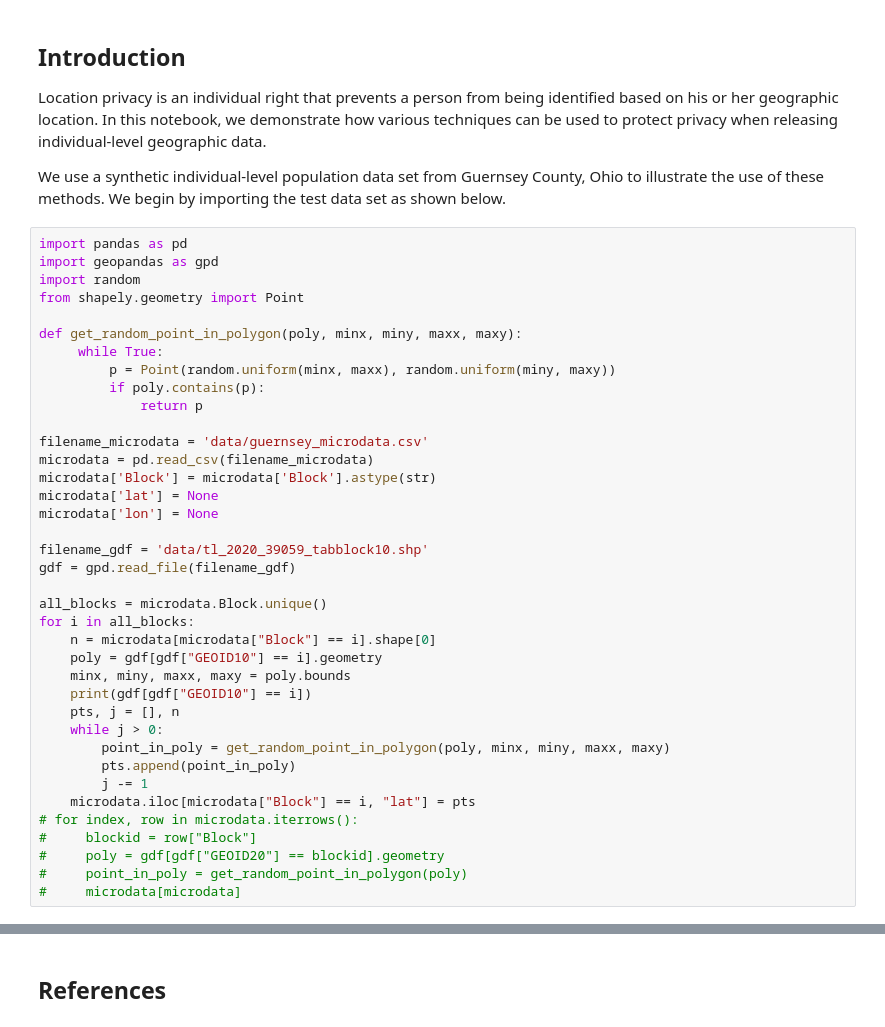
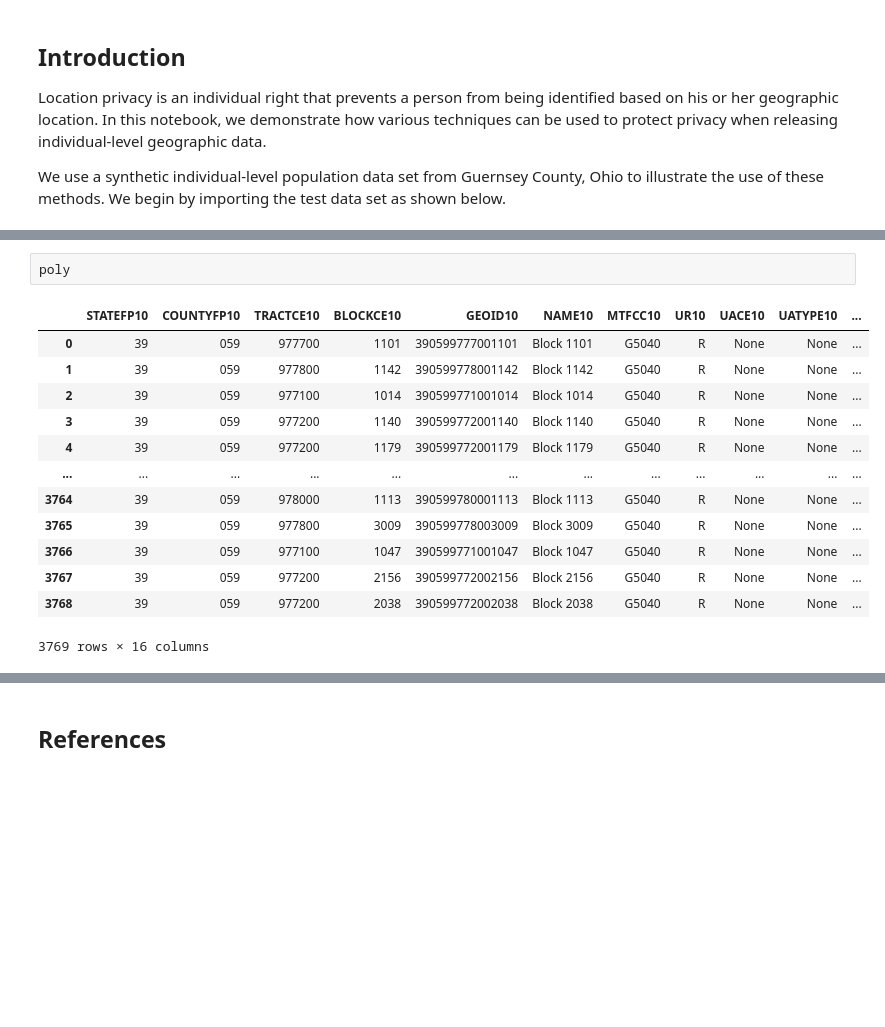
Before and after one commit to linyuehzzz/ucgis-iguide-geoprivacy, a Jupyter notebook: geomasking.ipynb, the cells around one changed output, grey strips where cells are left out. Cells and saved outputs as stored; diff of their text form; blank space fills up the shorter version.

```diff
--- a/geomasking.ipynb
+++ b/geomasking.ipynb
@@ -16,41 +16,3 @@ This Jupyter notebook demonstrates how techniques such as geomasking and differe
 Location privacy is an individual right that prevents a person from being identified based on his or her geographic location. In this notebook, we demonstrate how various techniques can be used to protect privacy when releasing individual-level geographic data.
 
 We use a synthetic individual-level population data set from Guernsey County, Ohio to illustrate the use of these methods. We begin by importing the test data set as shown below.
-# %%
-import pandas as pd
-import geopandas as gpd
-import random
-from shapely.geometry import Point
-
-def get_random_point_in_polygon(poly, minx, miny, maxx, maxy):
-     while True:
-         p = Point(random.uniform(minx, maxx), random.uniform(miny, maxy))
-         if poly.contains(p):
-             return p
-
-filename_microdata = 'data/guernsey_microdata.csv'
-microdata = pd.read_csv(filename_microdata)
-microdata['Block'] = microdata['Block'].astype(str)
-microdata['lat'] = None
-microdata['lon'] = None
-
-filename_gdf = 'data/tl_2020_39059_tabblock10.shp'
-gdf = gpd.read_file(filename_gdf)
-
-all_blocks = microdata.Block.unique()
-for i in all_blocks:
-    n = microdata[microdata["Block"] == i].shape[0]
-    poly = gdf[gdf["GEOID10"] == i].geometry
-    minx, miny, maxx, maxy = poly.bounds
-    print(gdf[gdf["GEOID10"] == i])
-    pts, j = [], n
-    while j > 0:
-        point_in_poly = get_random_point_in_polygon(poly, minx, miny, maxx, maxy)
-        pts.append(point_in_poly)
-        j -= 1
-    microdata.iloc[microdata["Block"] == i, "lat"] = pts
-# for index, row in microdata.iterrows():
-#     blockid = row["Block"]
-#     poly = gdf[gdf["GEOID20"] == blockid].geometry
-#     point_in_poly = get_random_point_in_polygon(poly)
-#     microdata[microdata]
@@ -66,0 +19,16 @@ TypeError: unsupported operand type(s) for -: 'str' and 'str'
+# %%
+poly
+# %% [output]
+|  | STATEFP10 | COUNTYFP10 | TRACTCE10 | BLOCKCE10 | GEOID10 | NAME10 | MTFCC10 | UR10 | UACE10 | UATYPE10 | ... |
+| 0 | 39 | 059 | 977700 | 1101 | 390599777001101 | Block 1101 | G5040 | R | None | None | ... |
+| 1 | 39 | 059 | 977800 | 1142 | 390599778001142 | Block 1142 | G5040 | R | None | None | ... |
+| 2 | 39 | 059 | 977100 | 1014 | 390599771001014 | Block 1014 | G5040 | R | None | None | ... |
+| 3 | 39 | 059 | 977200 | 1140 | 390599772001140 | Block 1140 | G5040 | R | None | None | ... |
+| 4 | 39 | 059 | 977200 | 1179 | 390599772001179 | Block 1179 | G5040 | R | None | None | ... |
+| ... | ... | ... | ... | ... | ... | ... | ... | ... | ... | ... | ... |
+| 3764 | 39 | 059 | 978000 | 1113 | 390599780001113 | Block 1113 | G5040 | R | None | None | ... |
+| 3765 | 39 | 059 | 977800 | 3009 | 390599778003009 | Block 3009 | G5040 | R | None | None | ... |
+| 3766 | 39 | 059 | 977100 | 1047 | 390599771001047 | Block 1047 | G5040 | R | None | None | ... |
+| 3767 | 39 | 059 | 977200 | 2156 | 390599772002156 | Block 2156 | G5040 | R | None | None | ... |
+| 3768 | 39 | 059 | 977200 | 2038 | 390599772002038 | Block 2038 | G5040 | R | None | None | ... |
+3769 rows × 16 columns
```
Also changed, not shown: parts of 2 cells of this notebook, 2 other files.
